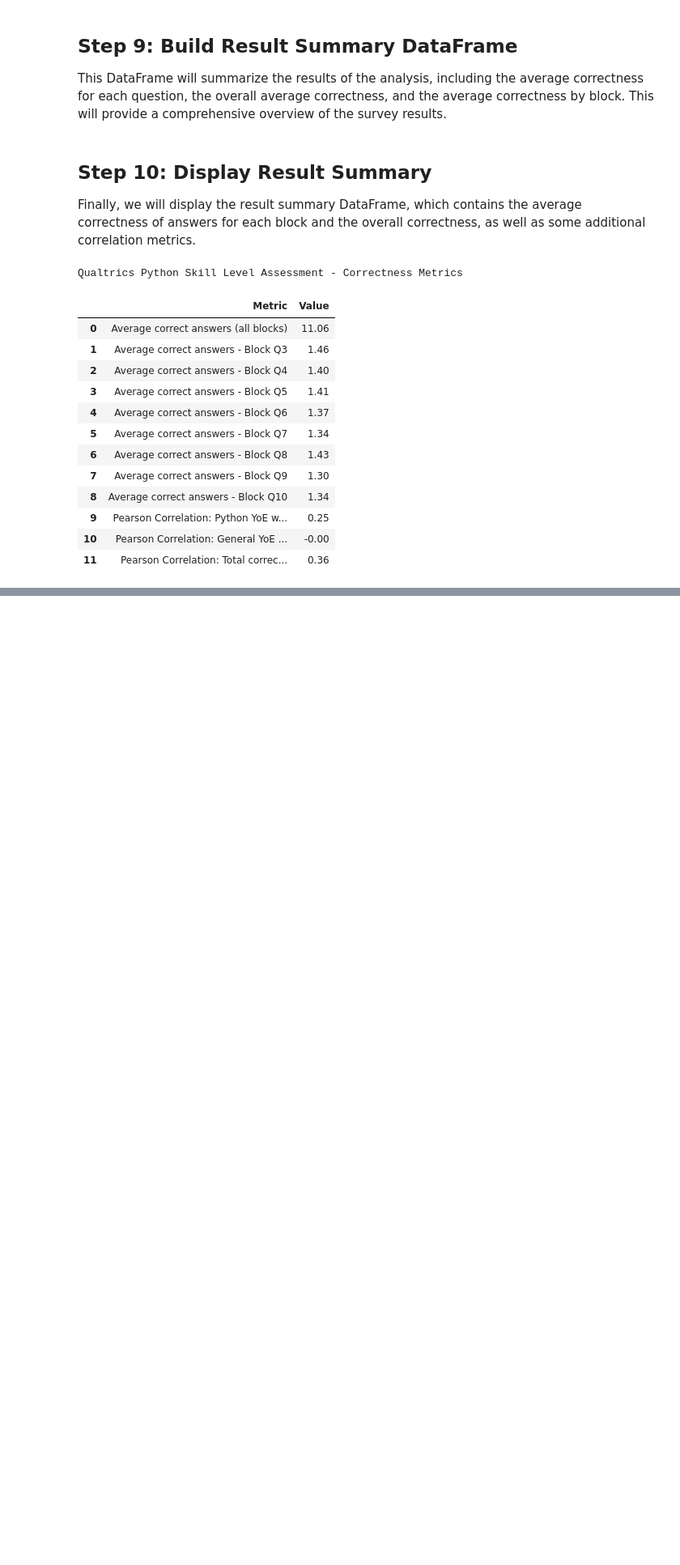
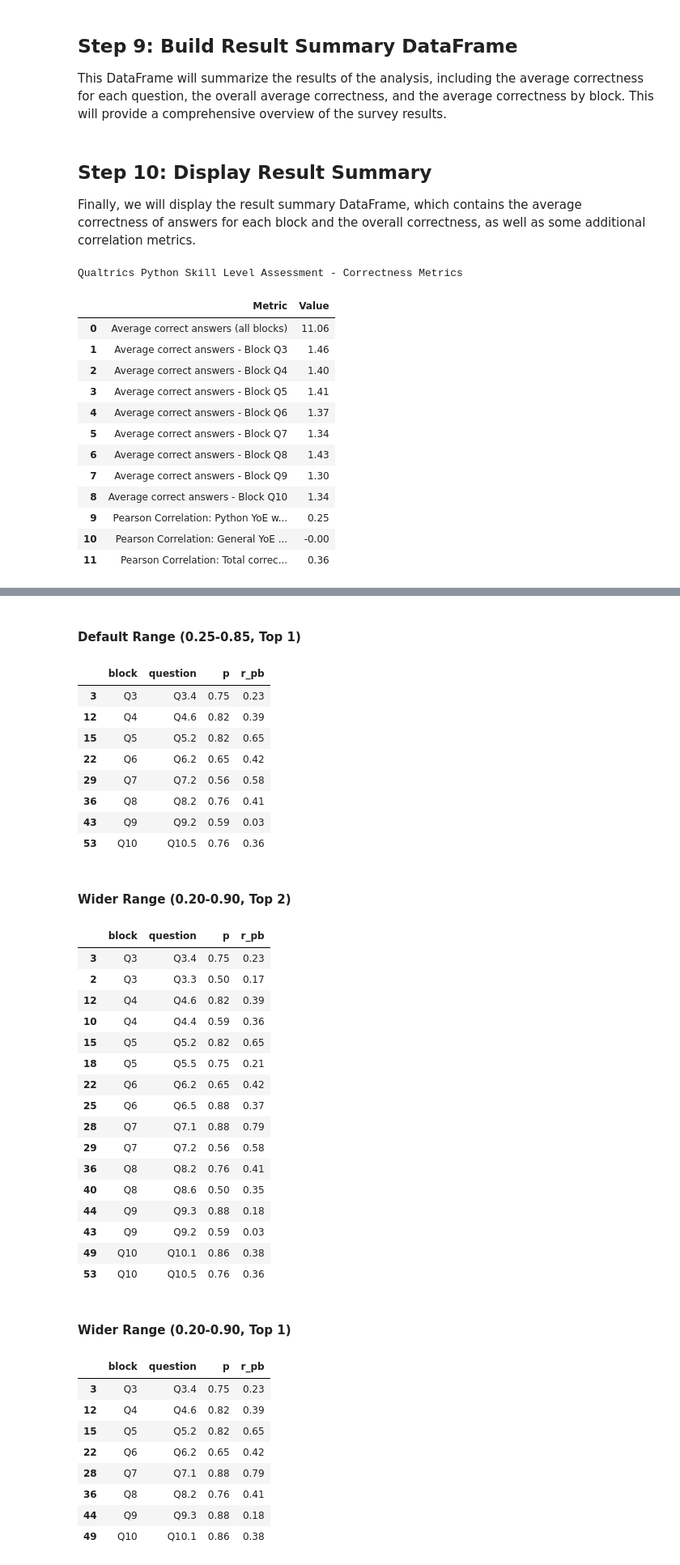
Before and after one commit to alemoraru/exceed-python-skill-assessment, a Jupyter notebook: notebooks/01_detailed_analysis.ipynb, the cells around one changed output, grey strips where cells are left out. Shown: that part at 81% size. Cells and saved outputs as stored; diff of their text form; code cells hidden in the pictures; blank space fills up the shorter version.

Commit message:
Add possibility to run different selection configurations

```diff
--- a/notebooks/01_detailed_analysis.ipynb
+++ b/notebooks/01_detailed_analysis.ipynb
@@ -338,0 +343,40 @@ Qualtrics Python Skill Level Assessment - Correctness Metrics
+# %%
+def select_top_questions(stats_df, min_p=0.25, max_p=0.85, top_n=2):
+    """
+    Filter questions by difficulty and then rank them by discrimination index (i.e., the r_pb value capturing the
+    relationship between the binary correctness of the question and the continuous total score excluding that question).
+    Args:
+        stats_df: DataFrame with columns ['block', 'question', 'p', 'r_pb']
+        min_p: minimum difficulty (inclusive)
+        max_p: maximum difficulty (inclusive)
+        top_n: number of top questions per block to select
+    Returns:
+        DataFrame with top_n questions per block within the difficulty range, ranked by r_pb.
+    """
+    filtered = stats_df.query(f"@min_p <= p <= @max_p").copy()
+    filtered["block_num"] = filtered["block"].str.slice(1).astype(int)
+    filtered = (
+        filtered.sort_values(["block_num", "r_pb"], ascending=[True, False])
+        .assign(rank=lambda d: d.groupby("block_num").cumcount() + 1)
+    )
+    return filtered[filtered["rank"] <= top_n].sort_values(["block_num", "r_pb"], ascending=[True, False])
+# %%
+# Define different settings for varying difficulty thresholds and top-N selection
+settings = [
+    {"min_p": 0.25, "max_p": 0.85, "top_n": 2, "label": "Default Range (0.25-0.85, Top 2)"},
+    {"min_p": 0.25, "max_p": 0.85, "top_n": 1, "label": "Default Range (0.25-0.85, Top 1)"},
+    {"min_p": 0.20, "max_p": 0.90, "top_n": 2, "label": "Wider Range (0.20-0.90, Top 2)"},
+    {"min_p": 0.20, "max_p": 0.90, "top_n": 1, "label": "Wider Range (0.20-0.90, Top 1)"},
+    {"min_p": 0.20, "max_p": 0.90, "top_n": 2, "label": "Widest Range (0.20-0.95, Top 2)"},
+    {"min_p": 0.20, "max_p": 0.90, "top_n": 1, "label": "Widest Range (0.20-0.95, Top 1)"},
+    {"min_p": 0.30, "max_p": 0.80, "top_n": 2, "label": "Narrower Range (0.30-0.75, Top 2)"},
+    {"min_p": 0.30, "max_p": 0.80, "top_n": 1, "label": "Narrower Range (0.30-0.75, Top 1)"},
+]
+
+from IPython.display import display, HTML
+
+for s in settings:
+    result = select_top_questions(stats_df, min_p=s["min_p"], max_p=s["max_p"], top_n=s["top_n"])
+    display(HTML(f"<h4>{s['label']}</h4>"))
+    display(result[["block", "question", "p", "r_pb"]].style.format({"p": "{:.2f}", "r_pb": "{:.2f}"}))
+# %% [output]
@@ -338,0 +401,38 @@ Qualtrics Python Skill Level Assessment - Correctness Metrics
+Default Range (0.25-0.85, Top 1)
+|  | block | question | p | r_pb |
+| 3 | Q3 | Q3.4 | 0.75 | 0.23 |
+| 12 | Q4 | Q4.6 | 0.82 | 0.39 |
+| 15 | Q5 | Q5.2 | 0.82 | 0.65 |
+| 22 | Q6 | Q6.2 | 0.65 | 0.42 |
+| 29 | Q7 | Q7.2 | 0.56 | 0.58 |
+| 36 | Q8 | Q8.2 | 0.76 | 0.41 |
+| 43 | Q9 | Q9.2 | 0.59 | 0.03 |
+| 53 | Q10 | Q10.5 | 0.76 | 0.36 |
+Wider Range (0.20-0.90, Top 2)
+|  | block | question | p | r_pb |
+| 3 | Q3 | Q3.4 | 0.75 | 0.23 |
+| 2 | Q3 | Q3.3 | 0.50 | 0.17 |
+| 12 | Q4 | Q4.6 | 0.82 | 0.39 |
+| 10 | Q4 | Q4.4 | 0.59 | 0.36 |
+| 15 | Q5 | Q5.2 | 0.82 | 0.65 |
+| 18 | Q5 | Q5.5 | 0.75 | 0.21 |
+| 22 | Q6 | Q6.2 | 0.65 | 0.42 |
+| 25 | Q6 | Q6.5 | 0.88 | 0.37 |
+| 28 | Q7 | Q7.1 | 0.88 | 0.79 |
+| 29 | Q7 | Q7.2 | 0.56 | 0.58 |
+| 36 | Q8 | Q8.2 | 0.76 | 0.41 |
+| 40 | Q8 | Q8.6 | 0.50 | 0.35 |
+| 44 | Q9 | Q9.3 | 0.88 | 0.18 |
+| 43 | Q9 | Q9.2 | 0.59 | 0.03 |
+| 49 | Q10 | Q10.1 | 0.86 | 0.38 |
+| 53 | Q10 | Q10.5 | 0.76 | 0.36 |
+Wider Range (0.20-0.90, Top 1)
+|  | block | question | p | r_pb |
+| 3 | Q3 | Q3.4 | 0.75 | 0.23 |
+| 12 | Q4 | Q4.6 | 0.82 | 0.39 |
+| 15 | Q5 | Q5.2 | 0.82 | 0.65 |
+| 22 | Q6 | Q6.2 | 0.65 | 0.42 |
+| 28 | Q7 | Q7.1 | 0.88 | 0.79 |
+| 36 | Q8 | Q8.2 | 0.76 | 0.41 |
+| 44 | Q9 | Q9.3 | 0.88 | 0.18 |
+| 49 | Q10 | Q10.1 | 0.86 | 0.38 |
```
Also changed, not shown: parts of 3 cells of this notebook.
